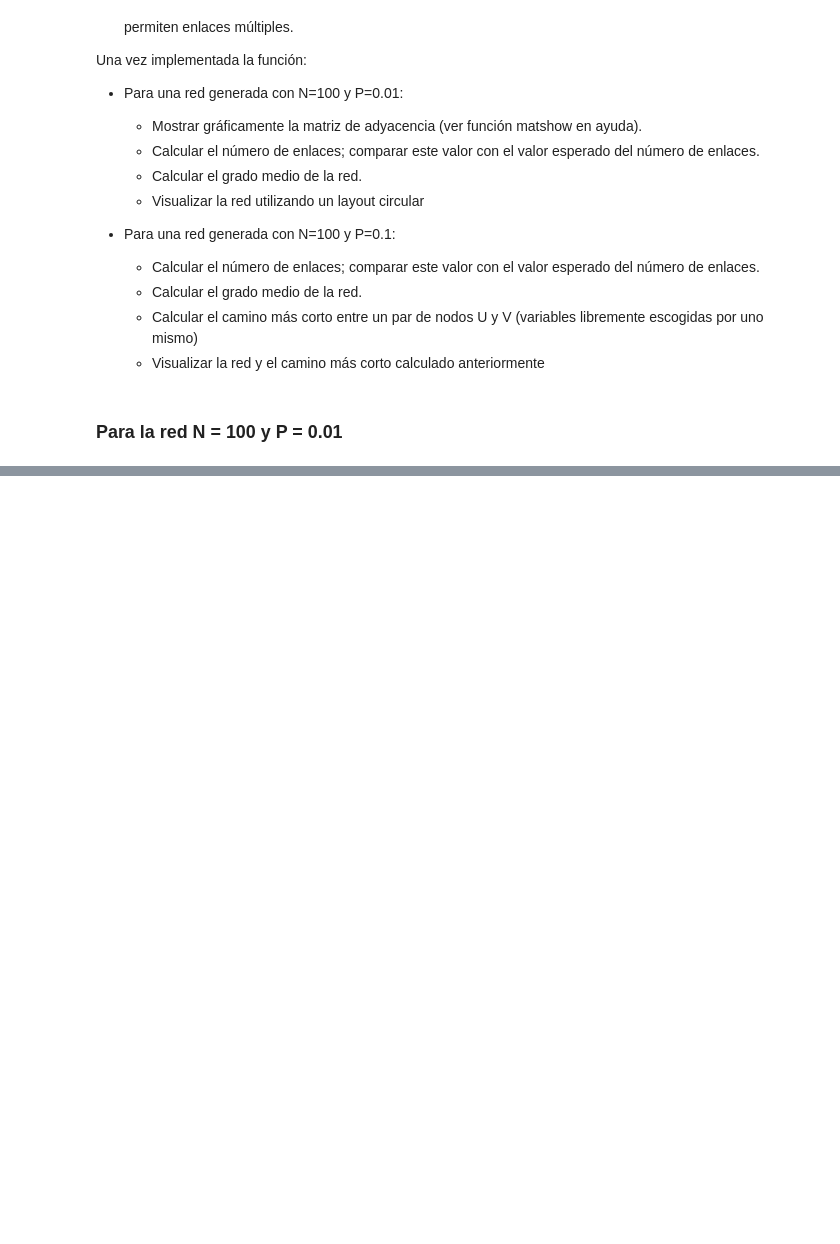
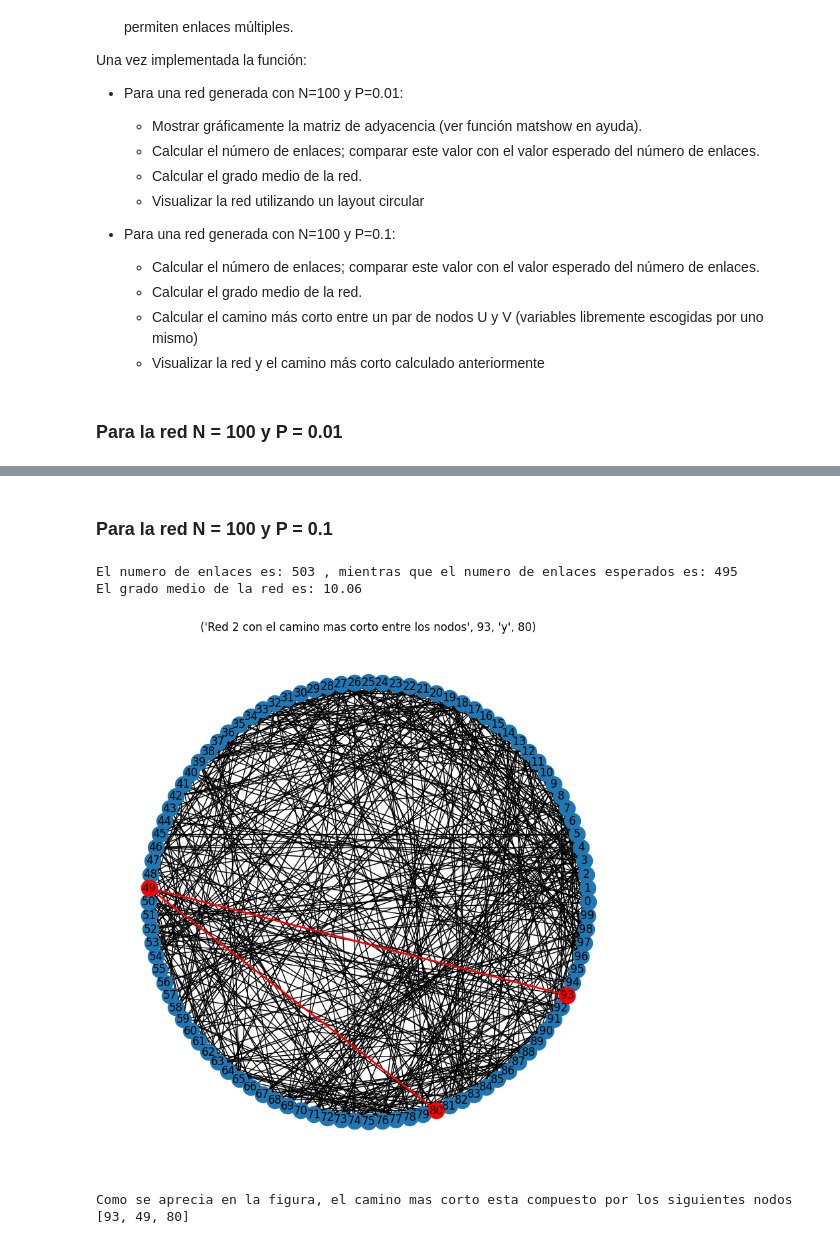
Before and after one commit to CristianFernandezM/NuevasTecnologias, a Jupyter notebook: Practica3.ipynb, the cells around one changed output, grey strips where cells are left out. Drawn from its saved outputs; the diff is of its cells as text; code cells hidden in the pictures; blank space fills up the shorter version.

```diff
--- a/Practica3.ipynb
+++ b/Practica3.ipynb
@@ -88,0 +89,48 @@ plt.show()
+# %% [markdown]
+### Para la red N = 100 y P = 0.1
+# %%
+#Generamos la segunda red
+red2 = net_generator(100,0.1)
+
+#Calculamos el numero de enlaces y comparamos con el esperado
+n_enlaces2 = red2.number_of_edges()
+
+#Enlaces esperados -> N(N-1)/2 * P
+enlaces_esperados2 = 0.5 * 100 * (100-1) * 0.1
+enlaces_esperados2 = round(enlaces_esperados2)
+
+#Calculamos el grado medio de la red
+grado_medio2 = np.mean([val for (node,val) in red2.degree()])
+
+#Mostramos todo para comparar
+print("El numero de enlaces es:", n_enlaces2, ", mientras que el numero de enlaces esperados es:",enlaces_esperados2)
+print("El grado medio de la red es:", grado_medio2)
+# %% [output]
+El numero de enlaces es: 503 , mientras que el numero de enlaces esperados es: 495
+El grado medio de la red es: 10.06
+# %%
+#Calculaamos el camino mas corto entre 2 nodos
+#seleccionamos los nodos aleatoriamente
+nodoU = np.random.choice(red2.nodes())
+#Evitamos que los dos nodos escogidos sean el mismo
+while True:
+    nodoV = np.random.choice(red2.nodes())
+    if nodoU != nodoV:
+        break
+
+#Calculamos el camino mas corto
+camino = nx.shortest_path(red2, source = nodoU, target = nodoV)
+# %%
+#Visualizamos la red y el camino mas corto
+plt.figure(figsize=(8,8))
+pos = nx.circular_layout(red2)
+nx.draw(red2, pos, with_labels=True)
+nx.draw_networkx_nodes(red2, pos, nodelist = camino, node_color='r')
+nx.draw_networkx_edges(red2, pos, edgelist =[(camino[i],camino[i+1]) for i in range(len(camino)-1)], edge_color='r', width=2)
+texto = "Red 2 con el camino mas corto entre los nodos", nodoU,"y", nodoV
+plt.title(texto)
+plt.show()
+print("Como se aprecia en la figura, el camino mas corto esta compuesto por los siguientes nodos", camino)
+# %% [output]
+[figure, added]
+Como se aprecia en la figura, el camino mas corto esta compuesto por los siguientes nodos [93, 49, 80]
```
Also changed, not shown: parts of 3 cells of this notebook.
